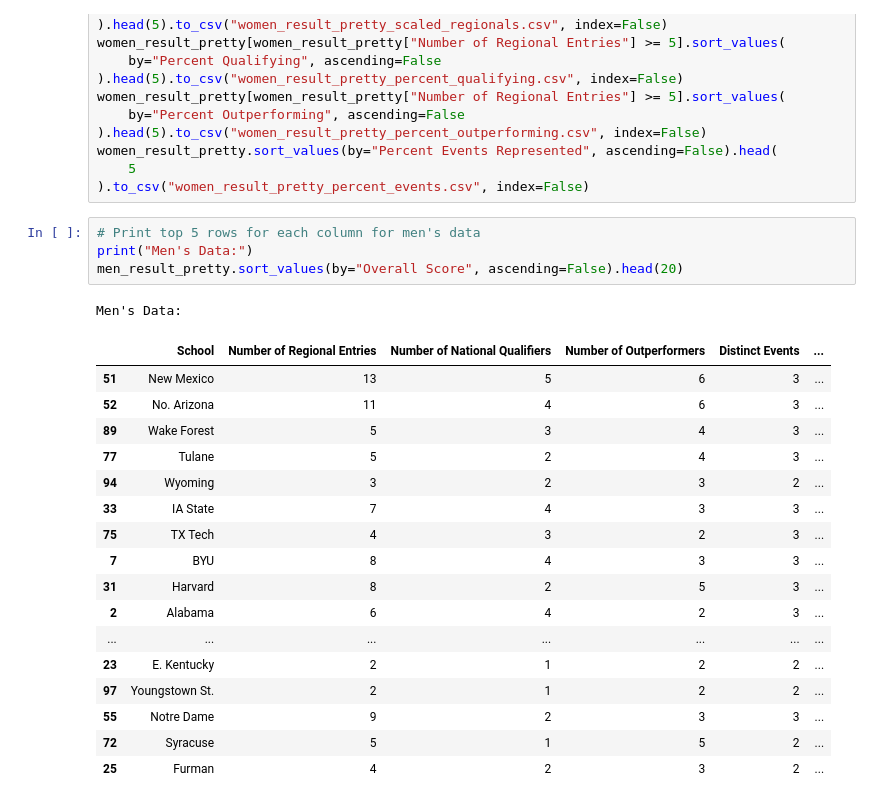
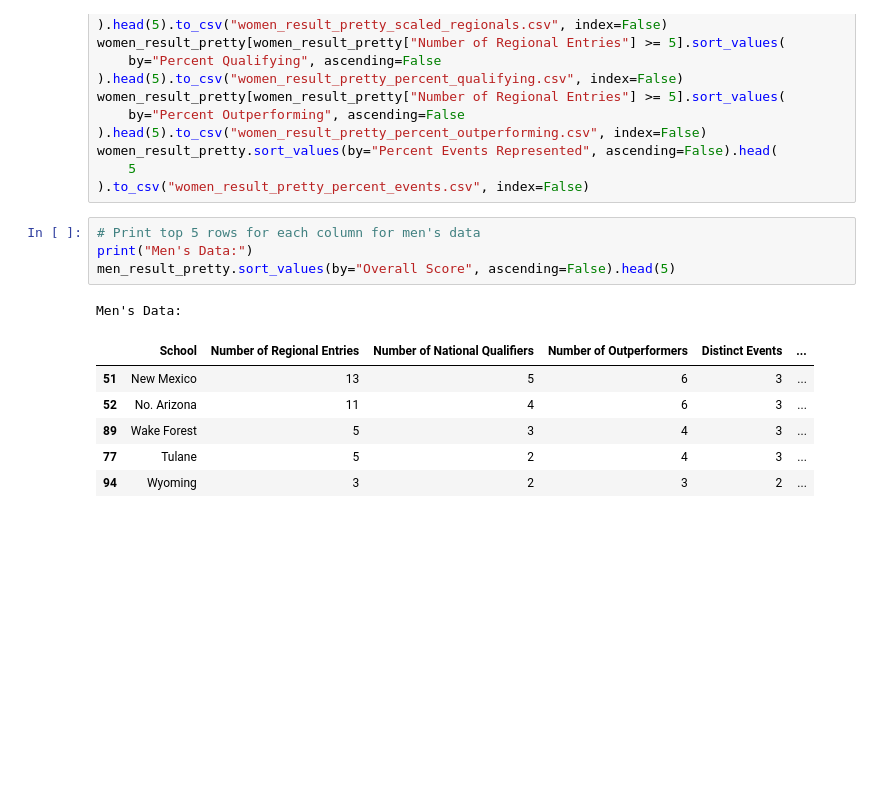
Before and after one commit to racheldadamio/rachels-receipts, a Jupyter notebook: regionals_report_card/report_card.ipynb, the cells around one changed output. Saved outputs shown, nothing was run; the diff lists cells and outputs as text; blank space fills up the shorter version.

```diff
--- a/regionals_report_card/report_card.ipynb
+++ b/regionals_report_card/report_card.ipynb
@@ -481,25 +515,14 @@ women_result_pretty.sort_values(by="Percent Events Represented", ascending=False
 # %%
 # Print top 5 rows for each column for men's data
 print("Men's Data:")
-men_result_pretty.sort_values(by="Overall Score", ascending=False).head(20)
+men_result_pretty.sort_values(by="Overall Score", ascending=False).head(5)
 # %% [output]
 Men's Data:
 |  | School | Number of Regional Entries | Number of National Qualifiers | Number of Outperformers | Distinct Events | ... |
 | 51 | New Mexico | 13 | 5 | 6 | 3 | ... |
 | 52 | No. Arizona | 11 | 4 | 6 | 3 | ... |
 | 89 | Wake Forest | 5 | 3 | 4 | 3 | ... |
 | 77 | Tulane | 5 | 2 | 4 | 3 | ... |
 | 94 | Wyoming | 3 | 2 | 3 | 2 | ... |
-| 33 | IA State | 7 | 4 | 3 | 3 | ... |
-| 75 | TX Tech | 4 | 3 | 2 | 3 | ... |
-| 7 | BYU | 8 | 4 | 3 | 3 | ... |
-| 31 | Harvard | 8 | 2 | 5 | 3 | ... |
-| 2 | Alabama | 6 | 4 | 2 | 3 | ... |
-| ... | ... | ... | ... | ... | ... | ... |
-| 23 | E. Kentucky | 2 | 1 | 2 | 2 | ... |
-| 97 | Youngstown St. | 2 | 1 | 2 | 2 | ... |
-| 55 | Notre Dame | 9 | 2 | 3 | 3 | ... |
-| 72 | Syracuse | 5 | 1 | 5 | 2 | ... |
-| 25 | Furman | 4 | 2 | 3 | 2 | ... |
 # %%
 print("Women's Data:")
```
Also changed, not shown: parts of 4 cells of this notebook.
